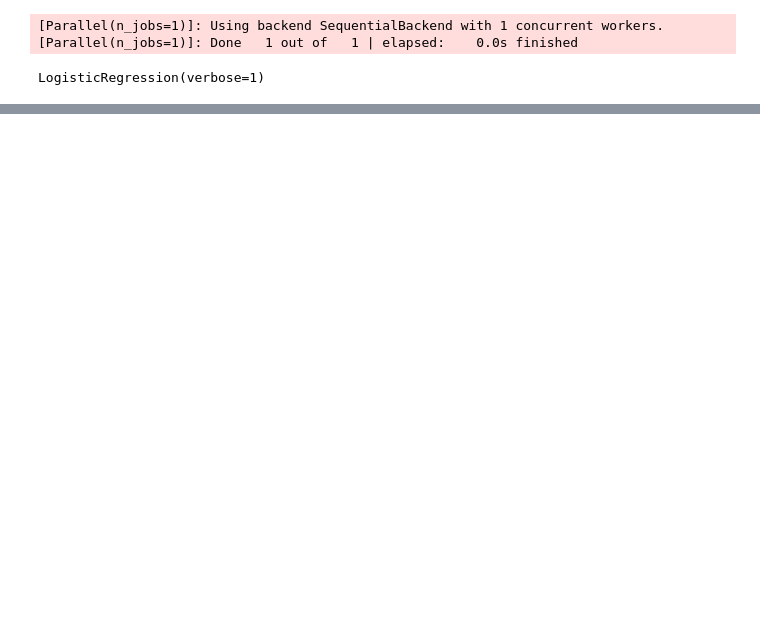
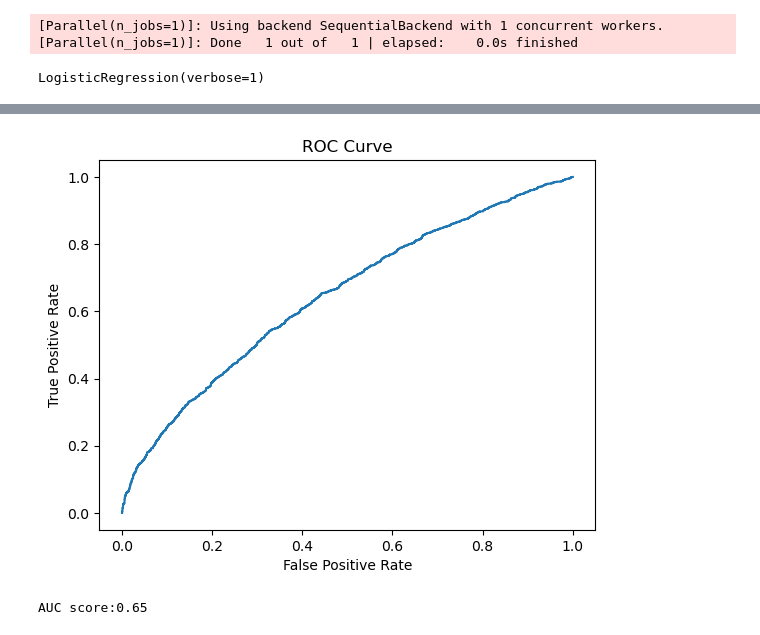
Before and after one commit to alex-kh465/ML_labs, a Jupyter notebook: Lab5/2448507_Alex_lab5.ipynb, the cells around one changed output, grey strips where cells are left out. Cells and saved outputs as stored; diff of their text form; code cells hidden in the pictures; blank space fills up the shorter version.

```diff
--- a/Lab5/2448507_Alex_lab5.ipynb
+++ b/Lab5/2448507_Alex_lab5.ipynb
@@ -84,5 +101,3 @@ sns.barplot(x= df["age"], y = df["readmitted"])
 x = df.iloc[:,:-1]
 y = df.iloc[:,-1]
-# %%
-x = x.select_dtypes(include=['float64', 'int64'])
 # %%
@@ -172,18 +178,16 @@ Confusion Matrix:
-# %%
-
-
-# Fit the model and capture the training process for each iteration
-model.fit(X_standardized, y)
-
-# Obtain the predicted probabilities
-y_prob = model.predict_proba(X_standardized)
-
-# Calculate the log loss for each iteration
-loss = log_loss(y, y_prob)
-
-# Plotting the cost function (log loss)
-plt.plot(loss)
-plt.xlabel('Iteration')
-plt.ylabel('Log Loss (Cost Function)')
-plt.title('Cost Function of Logistic Regression')
-plt.show()
+# %%
+from sklearn.metrics import roc_curve, RocCurveDisplay,auc
+# Get predicted probabilities for the positive class (1)
+y_pred_prob = model.predict_proba(X_test)[:, 1]
+# Calculate the False Positive Rate (FPR) and True Positive Rate (TPR)
+fpr, tpr, thresholds = roc_curve(y_test, y_pred_prob)
+# Calculate the AUC score
+roc_auc = auc(fpr, tpr)
+#Using RocCurveDisplay from scikit-learn
+roc_display = RocCurveDisplay(fpr=fpr, tpr=tpr).plot()
+plt.title('ROC Curve')
+plt.show()
+print(f'AUC score:{roc_auc:.2f}')
+# %% [output]
+[figure, added]
+AUC score:0.65
```
Also changed, not shown: parts of 19 cells of this notebook.
